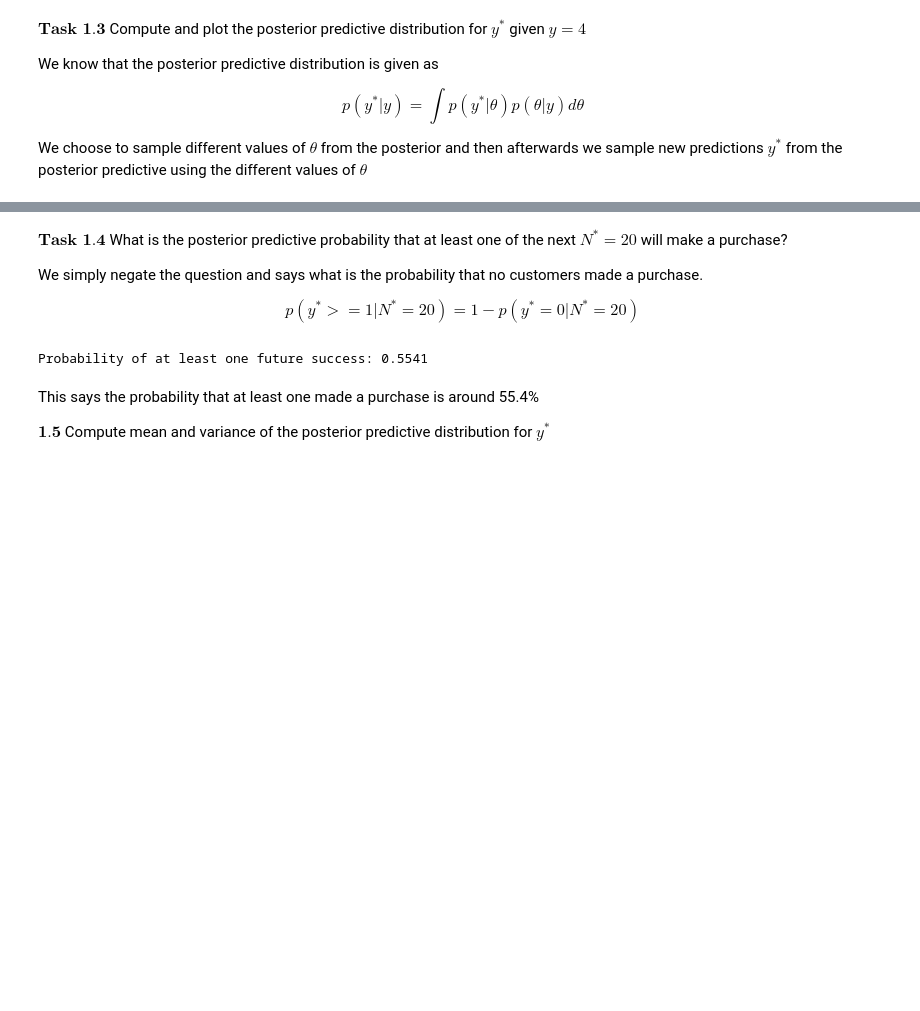
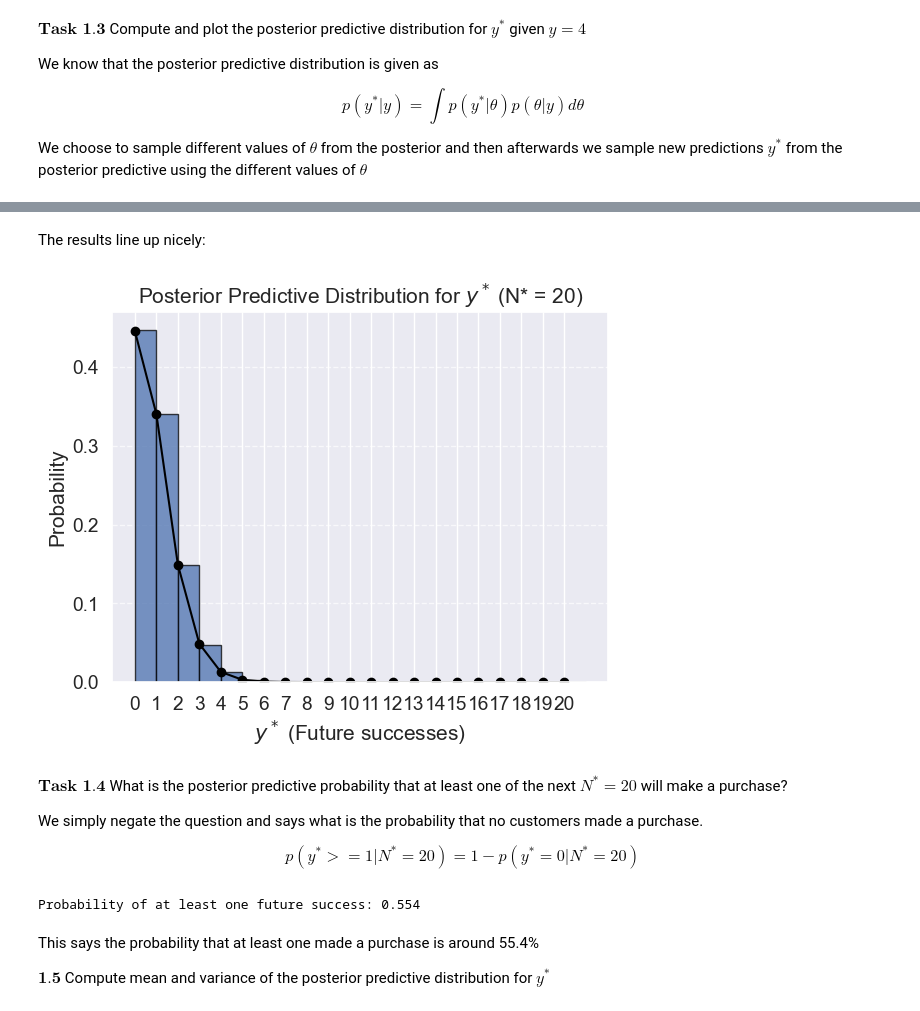
Before and after one commit to Ghjacobsen/BayesianML, a Jupyter notebook: Assignment1.ipynb, the cells around one changed output, grey strips where cells are left out. Cells and saved outputs as stored; diff of their text form; code cells hidden in the pictures; blank space fills up the shorter version.

```diff
--- a/Assignment1.ipynb
+++ b/Assignment1.ipynb
@@ -105,3 +137,17 @@ plt.show()
+# %% [markdown]
+The results line up nicely:
+# %%
+
+plt.plot(range(N_star+1), post_pred_values, 'o-', color='black')
+plt.hist(y_star_samples, bins=range(N_star + 2), density=True, alpha=0.75, edgecolor="black")
+plt.xlabel(r"$y^*$ (Future successes)")
+plt.ylabel("Probability")
+plt.title(f"Posterior Predictive Distribution for $y^*$ (N* = {N_star})")
+plt.xticks(range(N_star + 1))
+plt.grid(axis="y", linestyle="--", alpha=0.7)
+plt.show()
+# %% [output]
+[figure, added]
 # %% [markdown]
 $\textbf{Task 1.4}$ What is the posterior predictive probability that at least one of the next $N^* = 20$ will make a purchase?
 
@@ -111,9 +157,9 @@ We simply negate the question and says what is the probability that no customers
     p(y^* >= 1 | N^* = 20) = 1 - p(y^* = 0 | N^* = 20)
 \end{equation*}
 # %%
-print(f'Probability of at least one future success: {1 - np.mean(y_star_samples == 0)}')
+print(f'Probability of at least one future success: {1 - np.mean(post_pred_values[0]):.3f}')
 # %% [output]
-Probability of at least one future success: 0.5541
+Probability of at least one future success: 0.554
 # %% [markdown]
 This says the probability that at least one made a purchase is around 55.4%
 
```
Also changed, not shown: parts of 15 cells of this notebook, 2 other files.
